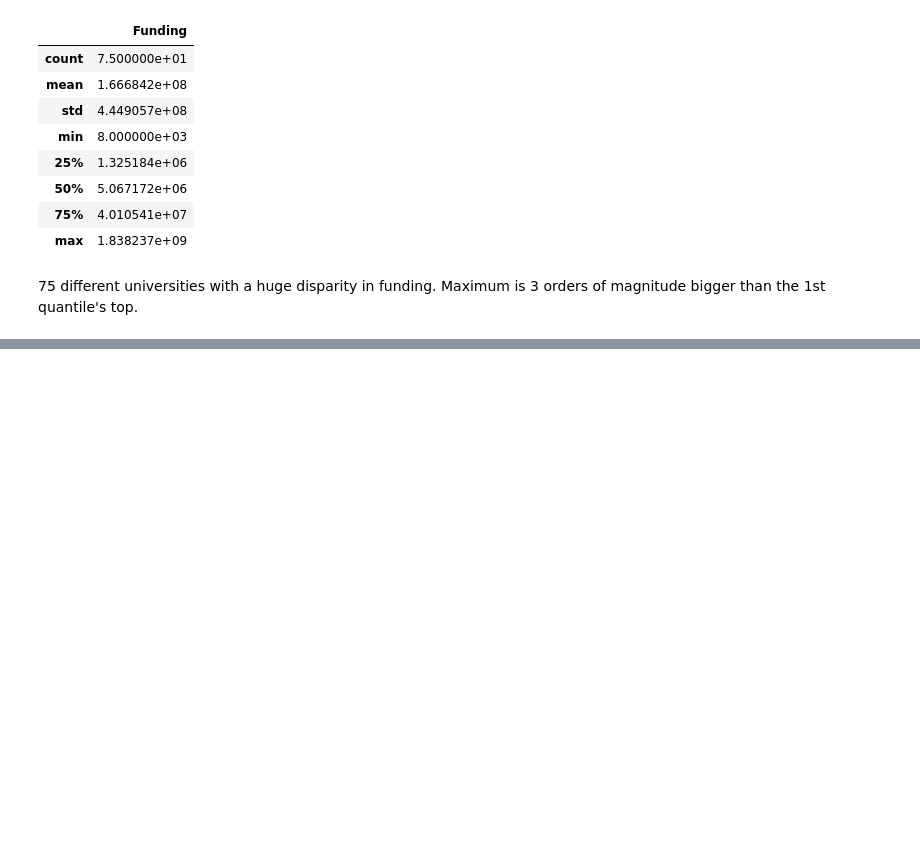
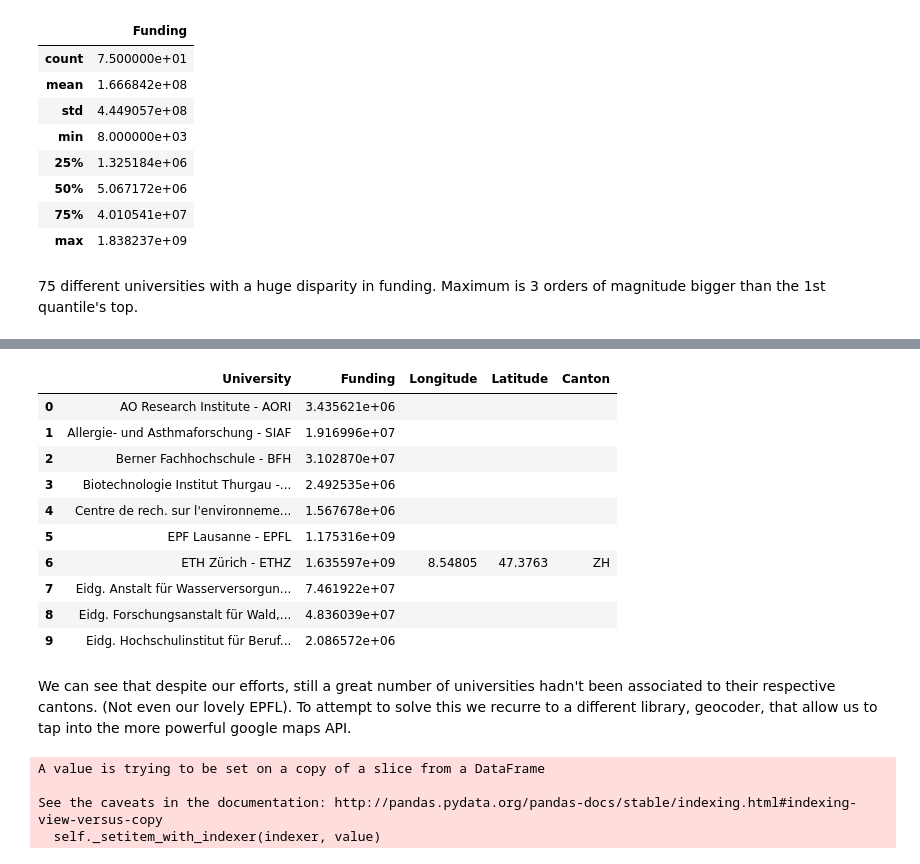
Before and after one commit to vidit09/ada-homework, a Jupyter notebook: 03 - Interactive Viz/Dunai_viz.ipynb, the cells around one changed output, grey strips where cells are left out. Cells and saved outputs as stored; diff of their text form; code cells hidden in the pictures; blank space fills up the shorter version.

```diff
--- a/03 - Interactive Viz/Dunai_viz.ipynb
+++ b/03 - Interactive Viz/Dunai_viz.ipynb
@@ -139,4 +144,0 @@ Currently considering only those universities which were mapped to their cantons
-# %%
-## Removing all univerisites without canton mappings [TODO: To be changes]
-fbu = fbu[fbu['Canton'] != '']
-fbu
@@ -166,0 +145,44 @@ for i in range(len(fbu)):
+# %%
+fbu.head(10)
+# %% [output]
+|  | University | Funding | Longitude | Latitude | Canton |
+| 0 | AO Research Institute - AORI | 3.435621e+06 |  |  |  |
+| 1 | Allergie- und Asthmaforschung - SIAF | 1.916996e+07 |  |  |  |
+| 2 | Berner Fachhochschule - BFH | 3.102870e+07 |  |  |  |
+| 3 | Biotechnologie Institut Thurgau -... | 2.492535e+06 |  |  |  |
+| 4 | Centre de rech. sur l'environneme... | 1.567678e+06 |  |  |  |
+| 5 | EPF Lausanne - EPFL | 1.175316e+09 |  |  |  |
+| 6 | ETH Zürich - ETHZ | 1.635597e+09 | 8.54805 | 47.3763 | ZH |
+| 7 | Eidg. Anstalt für Wasserversorgun... | 7.461922e+07 |  |  |  |
+| 8 | Eidg. Forschungsanstalt für Wald,... | 4.836039e+07 |  |  |  |
+| 9 | Eidg. Hochschulinstitut für Beruf... | 2.086572e+06 |  |  |  |
+# %% [markdown]
+We can see that despite our efforts, still a great number of universities hadn't been associated to their respective cantons. (Not even our lovely EPFL). To attempt to solve this we recurre to a different library, geocoder, that allow us to tap into the more powerful google maps API.
+# %%
+import geocoder
+
+num_projects = len(fbu)
+for i in range(0,num_projects):
+
+    # Cleaning unnecessary characters for query
+    uni_tmp = fbu['University'][i]
+    if uni_tmp.find('-') != -1:
+        uni_tmp = uni_tmp.replace(uni_tmp[uni_tmp.find('-'):],'')
+    if uni_tmp.find('(') != -1:
+        uni_tmp = uni_tmp.replace(uni_tmp[uni_tmp.find('('):],'')
+
+
+    # Here we use google maps' access
+    response = geocoder.google(uni_tmp,components="country:CH")
+    json_out = response.json
+
+    # If the canton is found, it will appear as 'state' in the JSON
+    if 'state' in json_out.keys():
+        fbu['Canton'].loc[i]    = json_out['state']
+        fbu['Latitude'].loc[i]  = json_out['lat']
+        fbu['Longitude'].loc[i] = json_out['lng']
+# %% [output]
+A value is trying to be set on a copy of a slice from a DataFrame
+
+See the caveats in the documentation: http://pandas.pydata.org/pandas-docs/stable/indexing.html#indexing-view-versus-copy
+  self._setitem_with_indexer(indexer, value)
```
Also changed, not shown: parts of 16 cells of this notebook.
